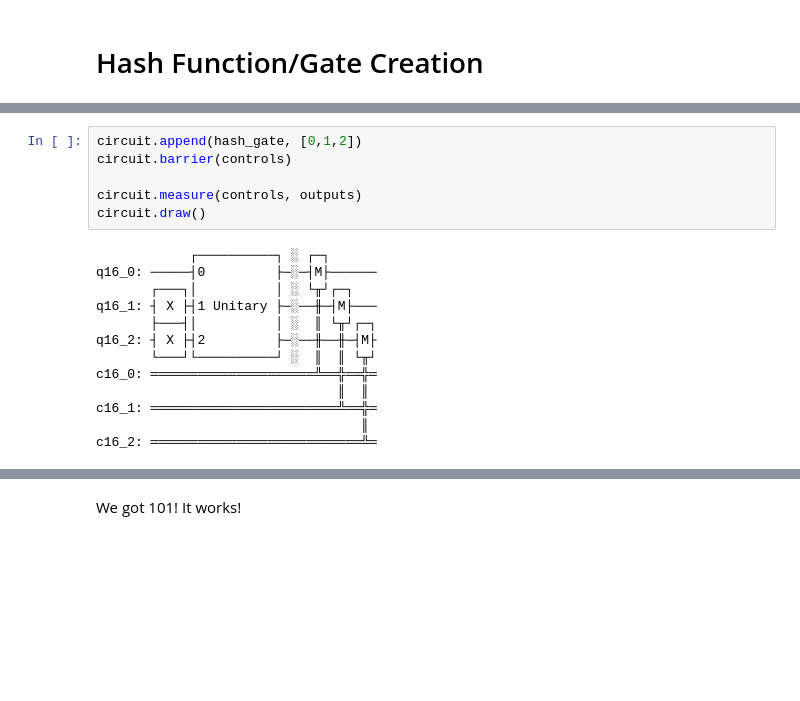
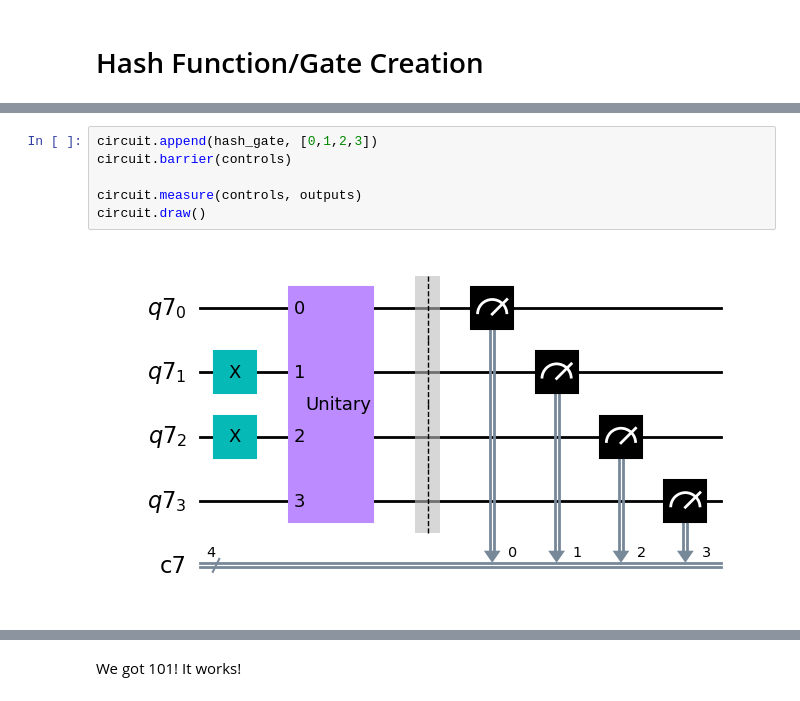
Before and after one commit to Anastasia-Sim/PoW-QCSA-fa22, a Jupyter notebook: QuantumHash.ipynb, the cells around one changed output, grey strips where cells are left out. Drawn from its saved outputs; the diff is of its cells as text; blank space fills up the shorter version.

```diff
--- a/QuantumHash.ipynb
+++ b/QuantumHash.ipynb
@@ -78,22 +58,11 @@ c16_2: ═════
 # %%
-circuit.append(hash_gate, [0,1,2])
+circuit.append(hash_gate, [0,1,2,3])
 circuit.barrier(controls)
 
 circuit.measure(controls, outputs)
 circuit.draw()
 # %% [output]
-            ┌──────────┐ ░ ┌─┐
-q16_0: ─────┤0         ├─░─┤M├──────
-       ┌───┐│          │ ░ └╥┘┌─┐
-q16_1: ┤ X ├┤1 Unitary ├─░──╫─┤M├───
-       ├───┤│          │ ░  ║ └╥┘┌─┐
-q16_2: ┤ X ├┤2         ├─░──╫──╫─┤M├
-       └───┘└──────────┘ ░  ║  ║ └╥┘
-c16_0: ═════════════════════╩══╬══╬═
-                               ║  ║
-c16_1: ════════════════════════╩══╬═
-                                  ║
-c16_2: ═══════════════════════════╩═
+[figure, added]
 # %%
 sim = Aer.get_backend('aer_simulator')
 result = sim.run(circuit).result()
```
Also changed, not shown: parts of 13 cells of this notebook.
